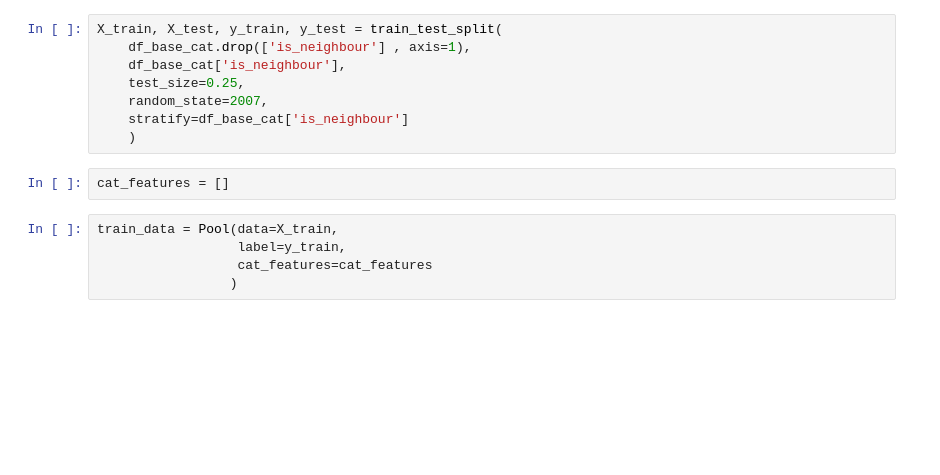
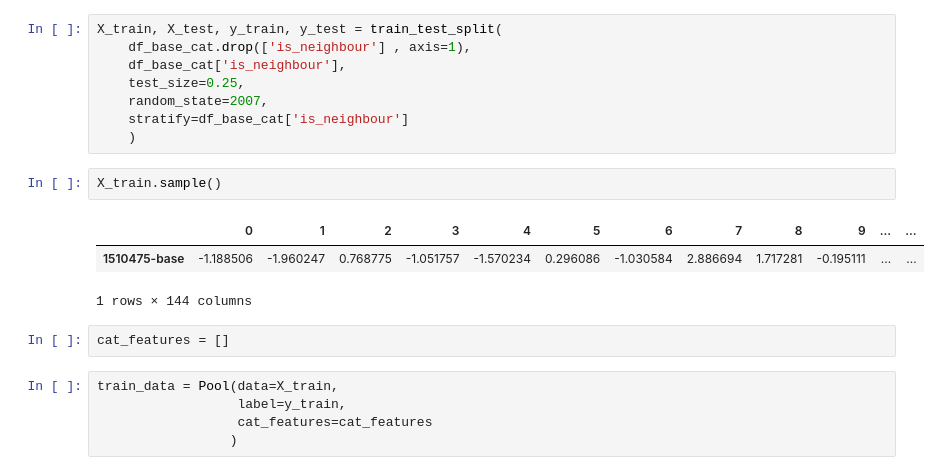
Before and after one commit to se-grey/DS-_Matching, a Jupyter notebook: base_search_faiss_01.ipynb, the cells around one changed output. Cells and saved outputs as stored; diff of their text form; blank space fills up the shorter version.

```diff
--- a/base_search_faiss_01.ipynb
+++ b/base_search_faiss_01.ipynb
@@ -611,6 +648,12 @@ X_train, X_test, y_train, y_test = train_test_split(
     random_state=2007,
     stratify=df_base_cat['is_neighbour']
     )
+# %%
+X_train.sample()
+# %% [output]
+|  | 0 | 1 | 2 | 3 | 4 | 5 | 6 | 7 | 8 | 9 | ... | ... |
+| 1510475-base | -1.188506 | -1.960247 | 0.768775 | -1.051757 | -1.570234 | 0.296086 | -1.030584 | 2.886694 | 1.717281 | -0.195111 | ... | ... |
+1 rows × 144 columns
 # %%
 cat_features = []
 # %%
```
Also changed, not shown: parts of 62 cells of this notebook.
